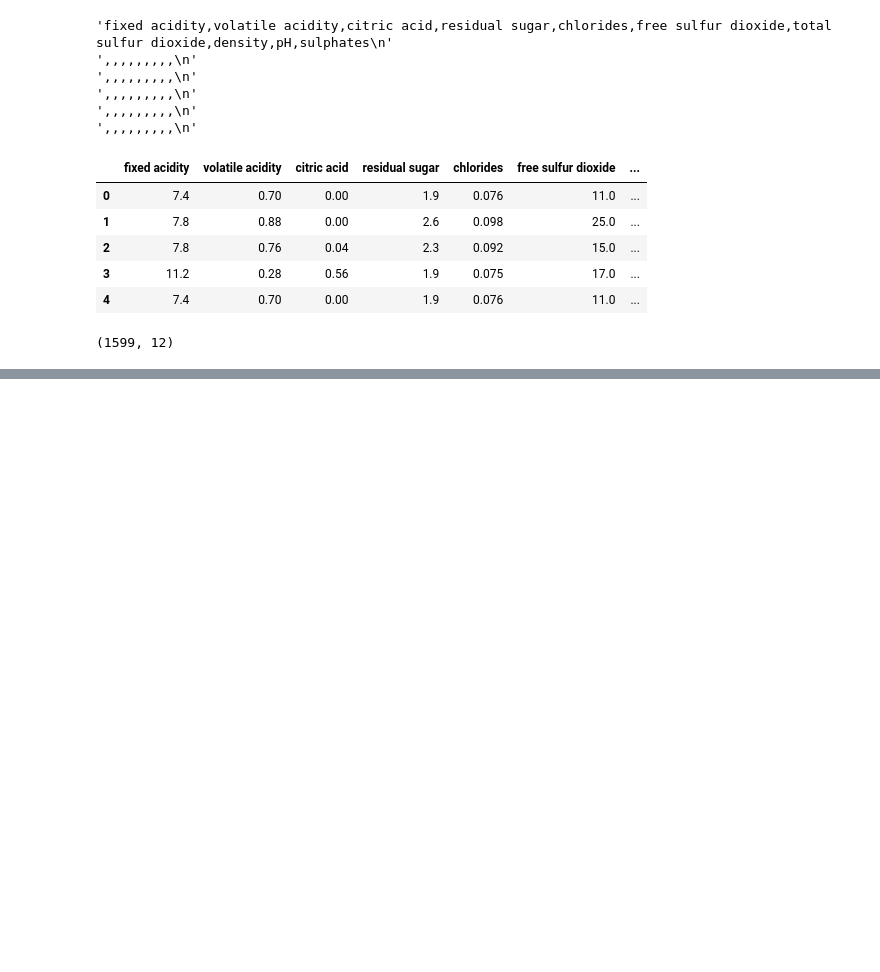
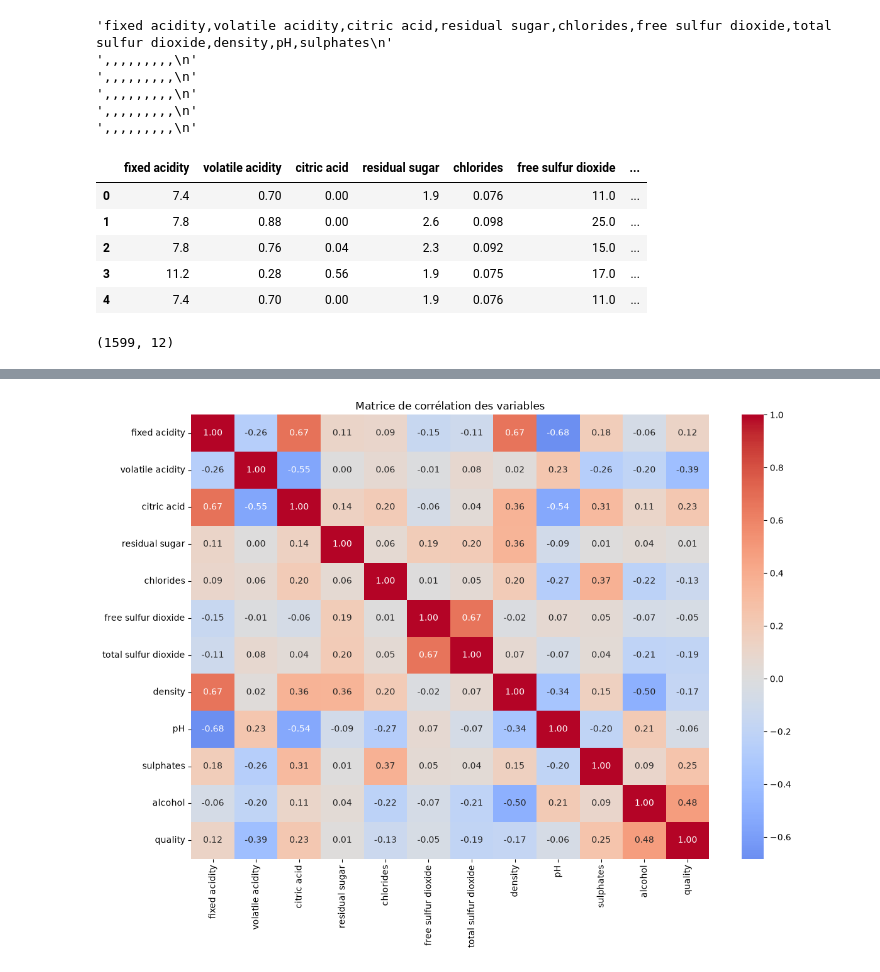
Before and after one commit to LuccaFaccin/red-wine-quality-ml, a Jupyter notebook: notebooks/01_exploratory_analysis.ipynb, the cells around one changed output, grey strips where cells are left out. Drawn from its saved outputs; the diff is of its cells as text; code cells hidden in the pictures; blank space fills up the shorter version.

```diff
--- a/notebooks/01_exploratory_analysis.ipynb
+++ b/notebooks/01_exploratory_analysis.ipynb
@@ -51,0 +203,23 @@ git status
+# %%
+import matplotlib.pyplot as plt
+import seaborn as sns
+
+# Matrice de corrélation
+matrice_corr = df.corr()
+
+# Visualisation de la matrice
+plt.figure(figsize=(12, 9))
+
+sns.heatmap(
+    matrice_corr,
+    annot=True,
+    fmt=".2f",
+    cmap="coolwarm",
+    center=0
+)
+
+plt.title("Matrice de corrélation des variables")
+plt.tight_layout()
+plt.show()
+# %% [output]
+[figure, added]
```
Also changed, not shown: parts of 20 cells of this notebook.
